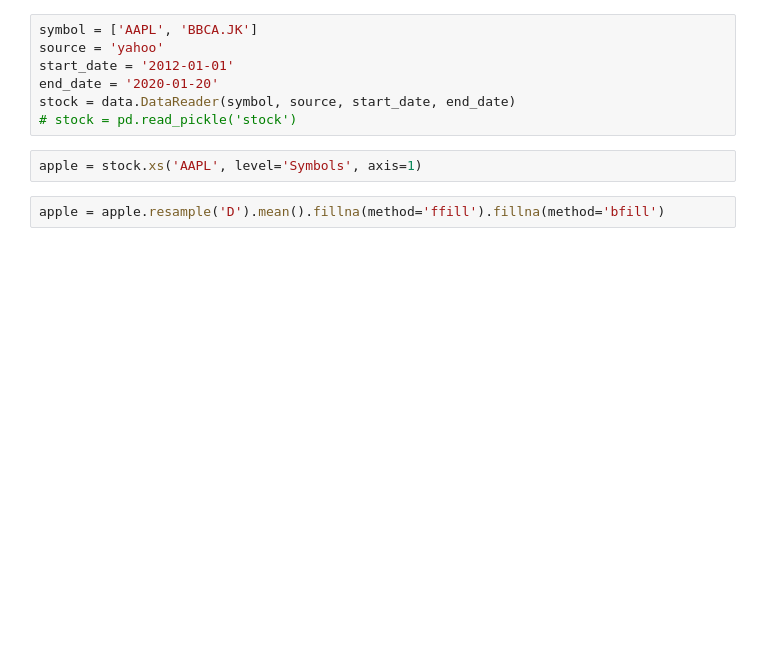
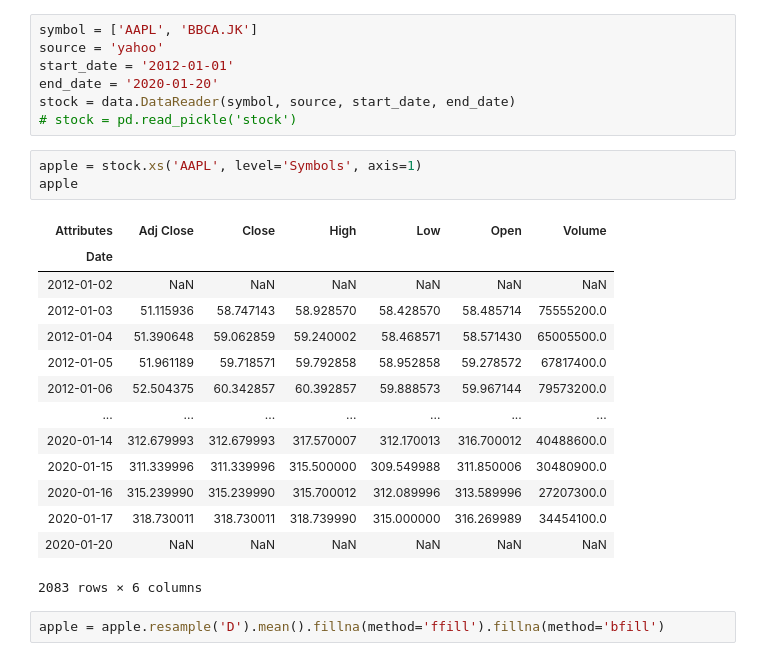
Before and after one commit to iqbalbasyar/time-series-analysis-with-python, a Jupyter notebook: Timeseries Analysis.ipynb, the cells around one changed output. Saved outputs shown, nothing was run; the diff lists cells and outputs as text; blank space fills up the shorter version.

```diff
--- a/Timeseries Analysis.ipynb
+++ b/Timeseries Analysis.ipynb
@@ -14,6 +14,22 @@ stock = data.DataReader(symbol, source, start_date, end_date)
 # stock = pd.read_pickle('stock')
 # %%
 apple = stock.xs('AAPL', level='Symbols', axis=1)
+apple
+# %% [output]
+| Attributes | Adj Close | Close | High | Low | Open | Volume |
+| Date |  |  |  |  |  |  |
+| 2012-01-02 | NaN | NaN | NaN | NaN | NaN | NaN |
+| 2012-01-03 | 51.115936 | 58.747143 | 58.928570 | 58.428570 | 58.485714 | 75555200.0 |
+| 2012-01-04 | 51.390648 | 59.062859 | 59.240002 | 58.468571 | 58.571430 | 65005500.0 |
+| 2012-01-05 | 51.961189 | 59.718571 | 59.792858 | 58.952858 | 59.278572 | 67817400.0 |
+| 2012-01-06 | 52.504375 | 60.342857 | 60.392857 | 59.888573 | 59.967144 | 79573200.0 |
+| ... | ... | ... | ... | ... | ... | ... |
+| 2020-01-14 | 312.679993 | 312.679993 | 317.570007 | 312.170013 | 316.700012 | 40488600.0 |
+| 2020-01-15 | 311.339996 | 311.339996 | 315.500000 | 309.549988 | 311.850006 | 30480900.0 |
+| 2020-01-16 | 315.239990 | 315.239990 | 315.700012 | 312.089996 | 313.589996 | 27207300.0 |
+| 2020-01-17 | 318.730011 | 318.730011 | 318.739990 | 315.000000 | 316.269989 | 34454100.0 |
+| 2020-01-20 | NaN | NaN | NaN | NaN | NaN | NaN |
+2083 rows × 6 columns
 # %%
 apple = apple.resample('D').mean().fillna(method='ffill').fillna(method='bfill')
 # %%
```
Also changed, not shown: parts of 13 cells of this notebook.
